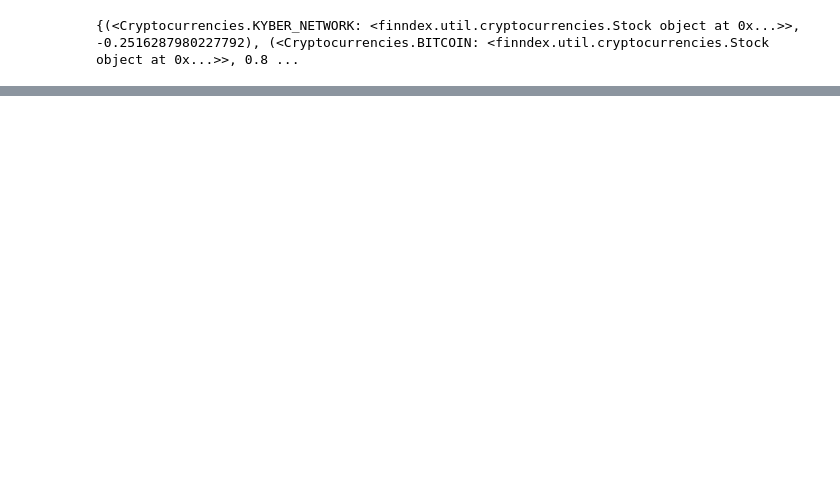
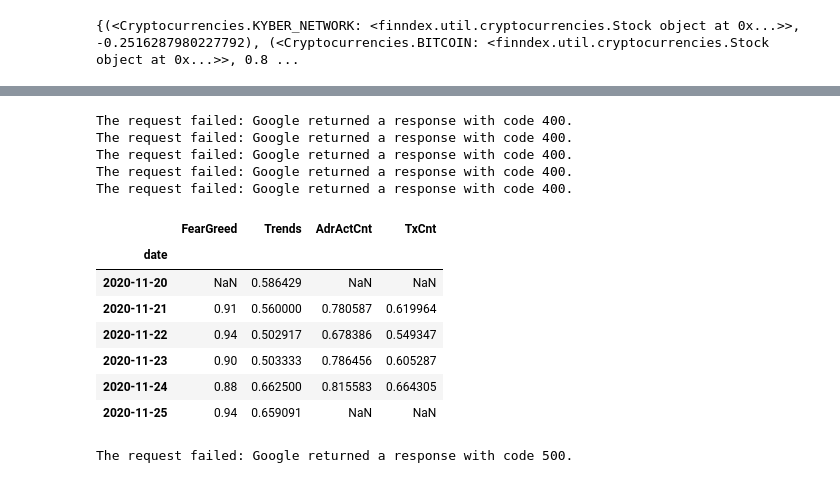
Before and after one commit to FinnitoProductions/Crypto-Sentiment-Tracker, a Jupyter notebook: sentiment-analysis.ipynb, the cells around one changed output, grey strips where cells are left out. Cells and saved outputs as stored; diff of their text form; code cells hidden in the pictures; blank space fills up the shorter version.

```diff
--- a/sentiment-analysis.ipynb
+++ b/sentiment-analysis.ipynb
@@ -34,0 +58,23 @@ manager.get_index_sentiment().plot()
+# %%
+self = manager
+frames = [metric.value(self.start_date, self.end_date, self.currencies_list) for metric in self.keywords_list]
+# %% [output]
+The request failed: Google returned a response with code 400.
+The request failed: Google returned a response with code 400.
+The request failed: Google returned a response with code 400.
+The request failed: Google returned a response with code 400.
+The request failed: Google returned a response with code 400.
+# %%
+import pandas as pd
+combined = pd.concat(frames, axis=1)
+# %%
+combined[Cryptocurrencies.BITCOIN]
+# %% [output]
+|  | FearGreed | Trends | AdrActCnt | TxCnt |
+| date |  |  |  |  |
+| 2020-11-20 | NaN | 0.586429 | NaN | NaN |
+| 2020-11-21 | 0.91 | 0.560000 | 0.780587 | 0.619964 |
+| 2020-11-22 | 0.94 | 0.502917 | 0.678386 | 0.549347 |
+| 2020-11-23 | 0.90 | 0.503333 | 0.786456 | 0.605287 |
+| 2020-11-24 | 0.88 | 0.662500 | 0.815583 | 0.664305 |
+| 2020-11-25 | 0.94 | 0.659091 | NaN | NaN |
@@ -34,0 +88,4 @@ manager.get_index_sentiment().plot()
+# %%
+trends_data = trends.get_trends_dates(start_date, end_date, currencies_list)
+# %% [output]
+The request failed: Google returned a response with code 500.
```
Also changed, not shown: parts of 14 cells of this notebook, 9 other files.
